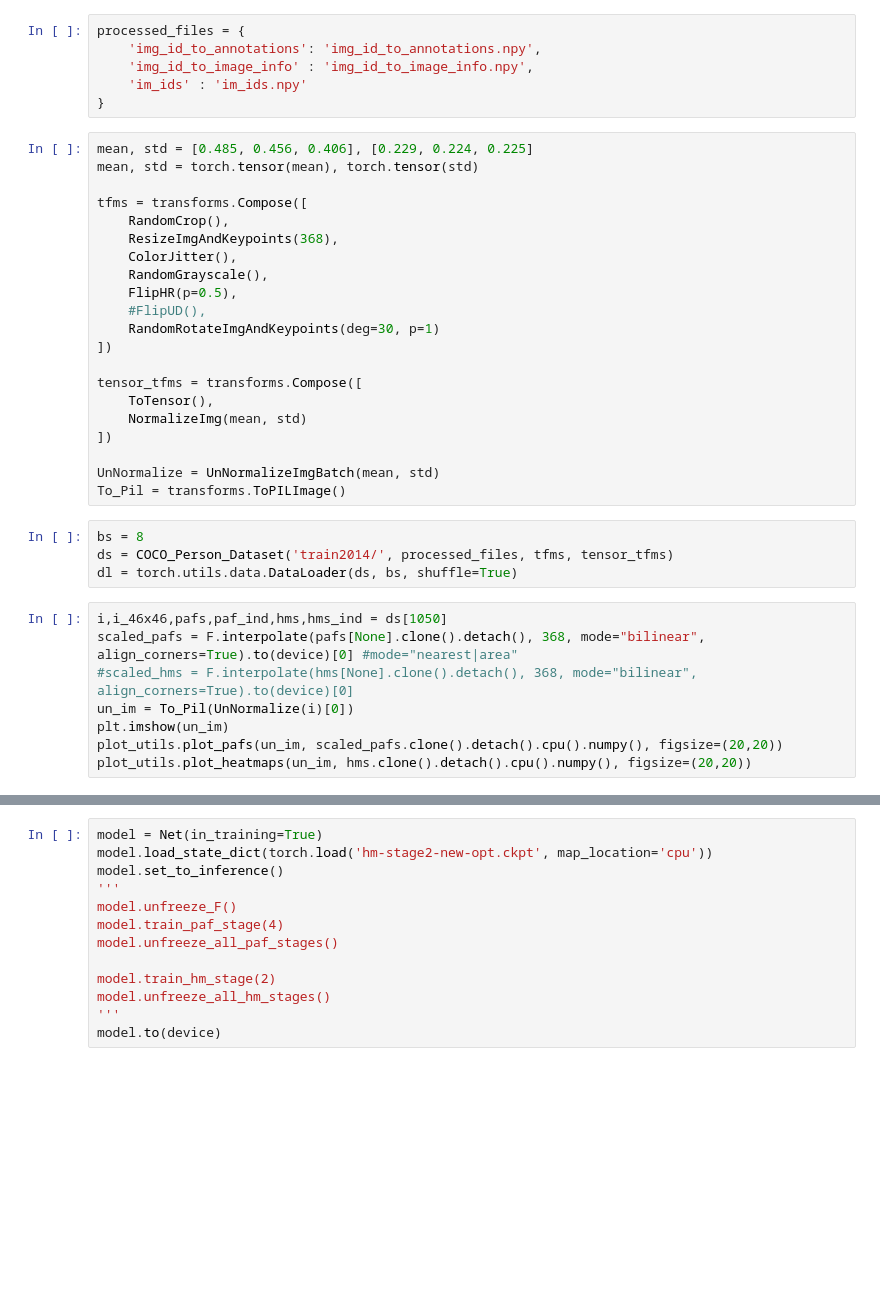
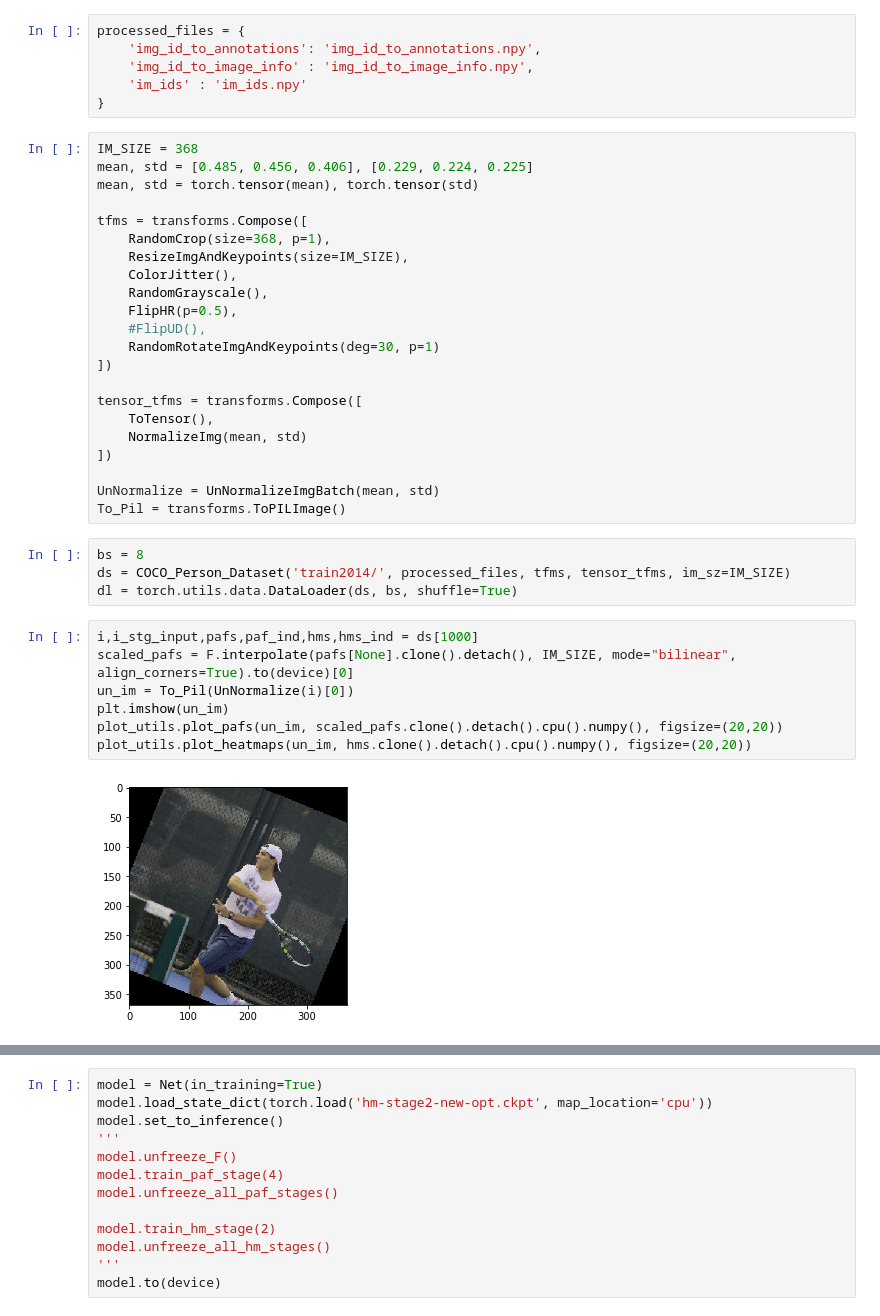
Before and after one commit to Nitish565/yoga-pose-estimation, a Jupyter notebook: COCO/Untitled.ipynb, the cells around one changed output, grey strips where cells are left out. Cells and saved outputs as stored; diff of their text form; blank space fills up the shorter version.

```diff
--- a/COCO/Untitled.ipynb
+++ b/COCO/Untitled.ipynb
@@ -33,12 +33,13 @@ processed_files = {
     'im_ids' : 'im_ids.npy'
 }
 # %%
+IM_SIZE = 368
 mean, std = [0.485, 0.456, 0.406], [0.229, 0.224, 0.225]
 mean, std = torch.tensor(mean), torch.tensor(std)
 
 tfms = transforms.Compose([
-    RandomCrop(),
-    ResizeImgAndKeypoints(368),
+    RandomCrop(size=368, p=1),
+    ResizeImgAndKeypoints(size=IM_SIZE),
     ColorJitter(),
     RandomGrayscale(),
     FlipHR(p=0.5),
@@ -55,13 +56,14 @@ UnNormalize = UnNormalizeImgBatch(mean, std)
 To_Pil = transforms.ToPILImage()
 # %%
 bs = 8
-ds = COCO_Person_Dataset('train2014/', processed_files, tfms, tensor_tfms)
+ds = COCO_Person_Dataset('train2014/', processed_files, tfms, tensor_tfms, im_sz=IM_SIZE)
 dl = torch.utils.data.DataLoader(ds, bs, shuffle=True)
 # %%
-i,i_46x46,pafs,paf_ind,hms,hms_ind = ds[1050]
-scaled_pafs = F.interpolate(pafs[None].clone().detach(), 368, mode="bilinear", align_corners=True).to(device)[0] #mode="nearest|area"
-#scaled_hms = F.interpolate(hms[None].clone().detach(), 368, mode="bilinear", align_corners=True).to(device)[0]
+i,i_stg_input,pafs,paf_ind,hms,hms_ind = ds[1000]
+scaled_pafs = F.interpolate(pafs[None].clone().detach(), IM_SIZE, mode="bilinear", align_corners=True).to(device)[0]
 un_im = To_Pil(UnNormalize(i)[0])
 plt.imshow(un_im)
 plot_utils.plot_pafs(un_im, scaled_pafs.clone().detach().cpu().numpy(), figsize=(20,20))
 plot_utils.plot_heatmaps(un_im, hms.clone().detach().cpu().numpy(), figsize=(20,20))
+# %% [output]
+[figure, added]
```
Also changed, not shown: parts of 5 cells of this notebook, 6 other files.
